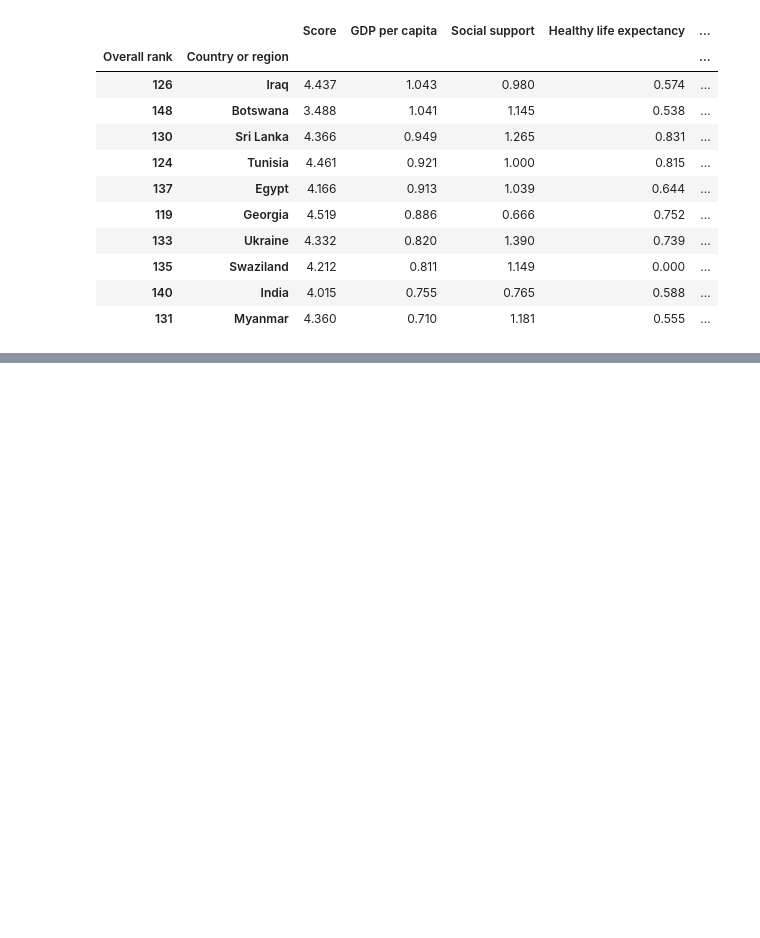
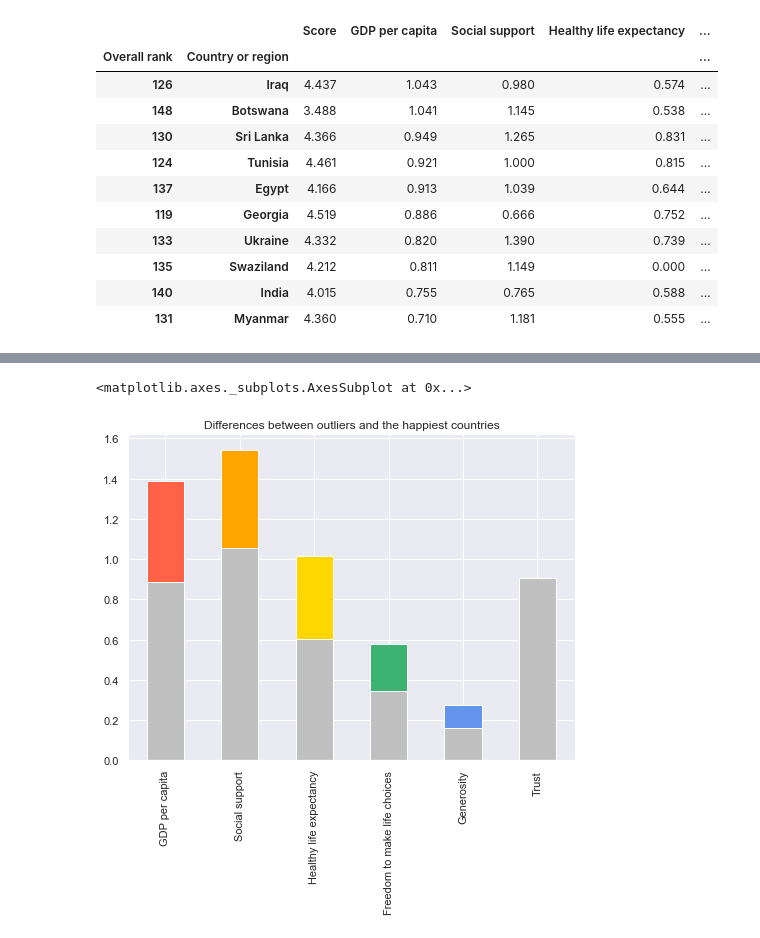
Before and after one commit to imeugeneco/chonggakkimchi, a Jupyter notebook: happiness-report/happiness-report-2019.ipynb, the cells around one changed output, grey strips where cells are left out. Saved outputs shown, nothing was run; the diff lists cells and outputs as text; code cells hidden in the pictures; blank space fills up the shorter version.

```diff
--- a/happiness-report/happiness-report-2019.ipynb
+++ b/happiness-report/happiness-report-2019.ipynb
@@ -182,0 +261,3 @@ above_avg = data[data.Score>=data.Score.mean()]
+# %%
+happiest = data.sort_values(by='Overall rank')[:10]
+happiest
@@ -182,0 +277,11 @@ above_avg = data[data.Score>=data.Score.mean()]
+# %%
+cols.append('Trust')
+cols.remove('Perceptions of corruption')
+# %%
+plt.figure(figsize=(8,6))
+plt.title('Differences between outliers and the happiest countries')
+ax = happiest[cols].mean().plot(kind='bar', color=['tomato', 'orange', 'gold', 'mediumseagreen', 'cornflowerblue', 'violet'])
+outliers[cols].mean().plot(ax=ax, kind='bar', color='silver')
+# %% [output]
+<matplotlib.axes._subplots.AxesSubplot at 0x...>
+[figure, added]
```
Also changed, not shown: parts of 31 cells of this notebook.
